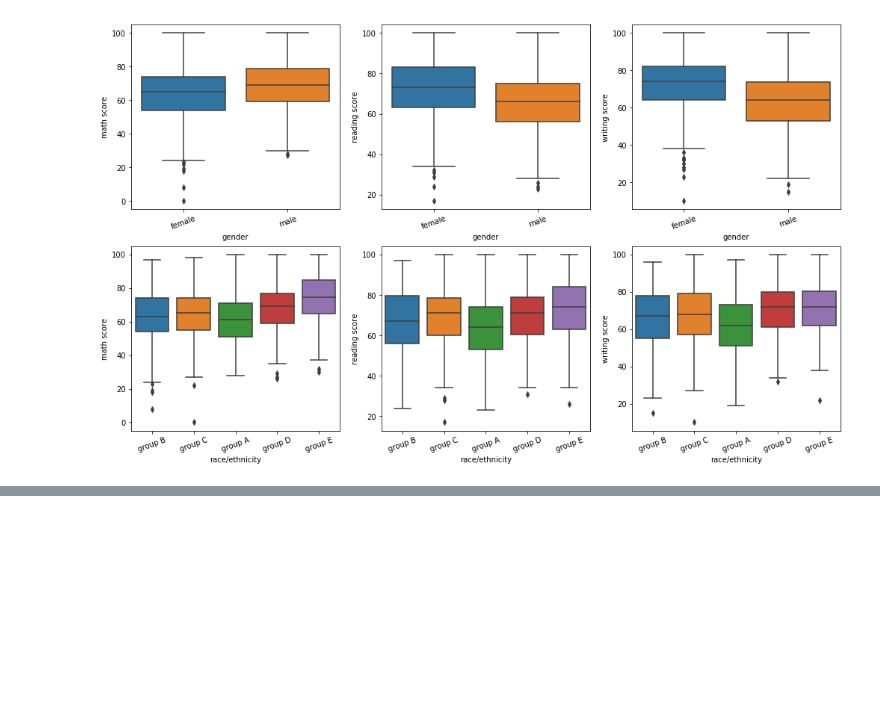
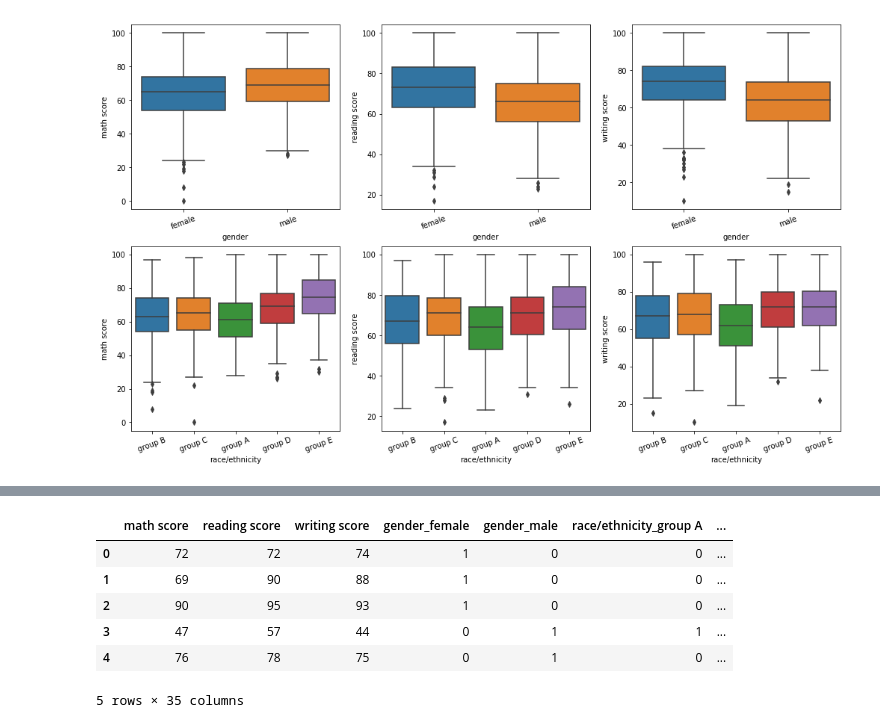
Before and after one commit to jimohola/MACHINE-LEARNING-PROJECT, a Jupyter notebook: Scene_Segmentation_Machine_Learning_Project.ipynb, the cells around one changed output, grey strips where cells are left out. Cells and saved outputs as stored; diff of their text form; code cells hidden in the pictures; blank space fills up the shorter version.

```diff
--- a/Scene_Segmentation_Machine_Learning_Project.ipynb
+++ b/Scene_Segmentation_Machine_Learning_Project.ipynb
@@ -163,0 +164,3 @@ one_hot_encoding.head(6)
+# %%
+X = students_performance.drop(['failed'], axis=1)
+X.head()
@@ -163,0 +174,11 @@ one_hot_encoding.head(6)
+# %%
+X = pd.get_dummies(X)
+X.head()
+# %% [output]
+|  | math score | reading score | writing score | gender_female | gender_male | race/ethnicity_group A | ... |
+| 0 | 72 | 72 | 74 | 1 | 0 | 0 | ... |
+| 1 | 69 | 90 | 88 | 1 | 0 | 0 | ... |
+| 2 | 90 | 95 | 93 | 1 | 0 | 0 | ... |
+| 3 | 47 | 57 | 44 | 0 | 1 | 1 | ... |
+| 4 | 76 | 78 | 75 | 0 | 1 | 0 | ... |
+5 rows × 35 columns
```
Also changed, not shown: parts of 19 cells of this notebook.
